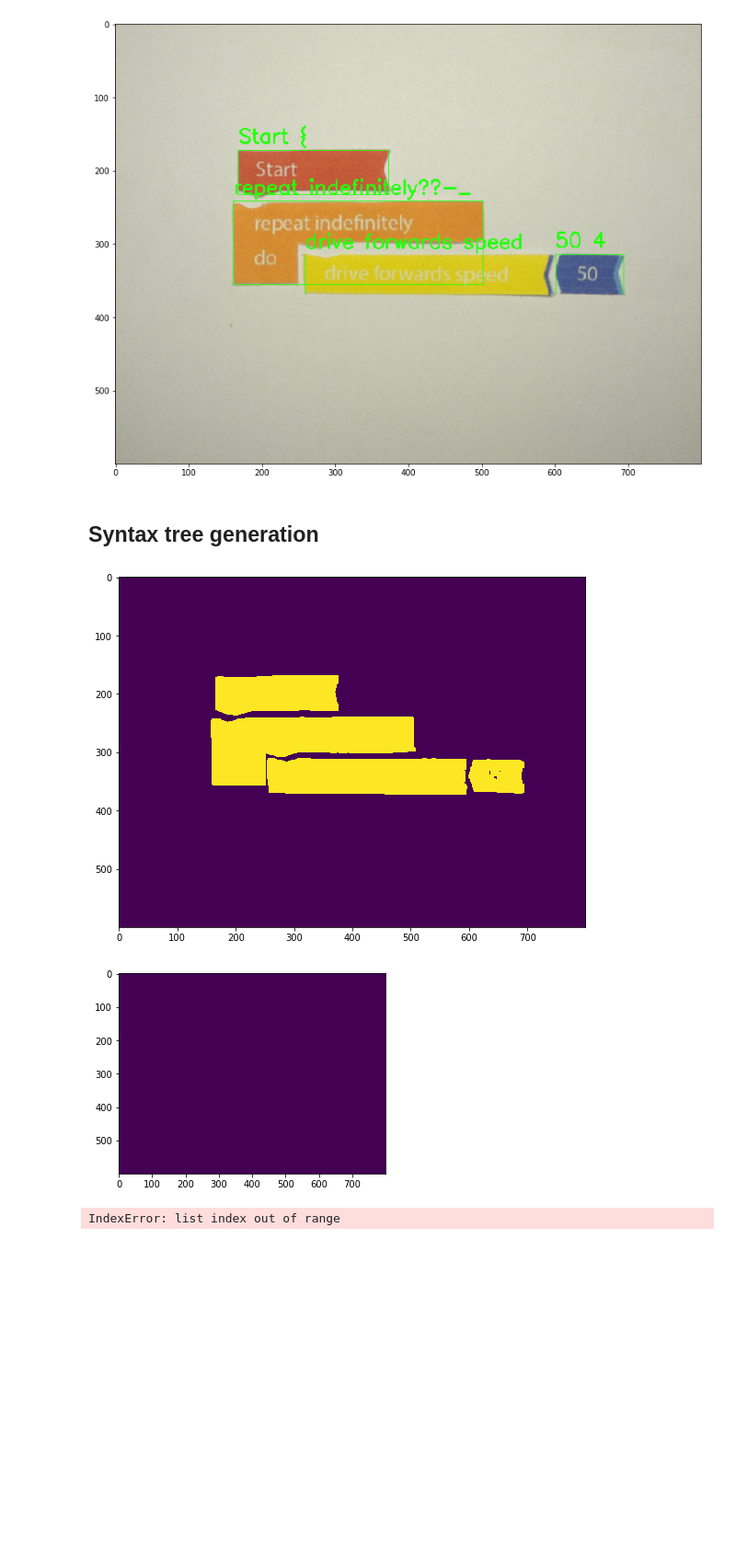
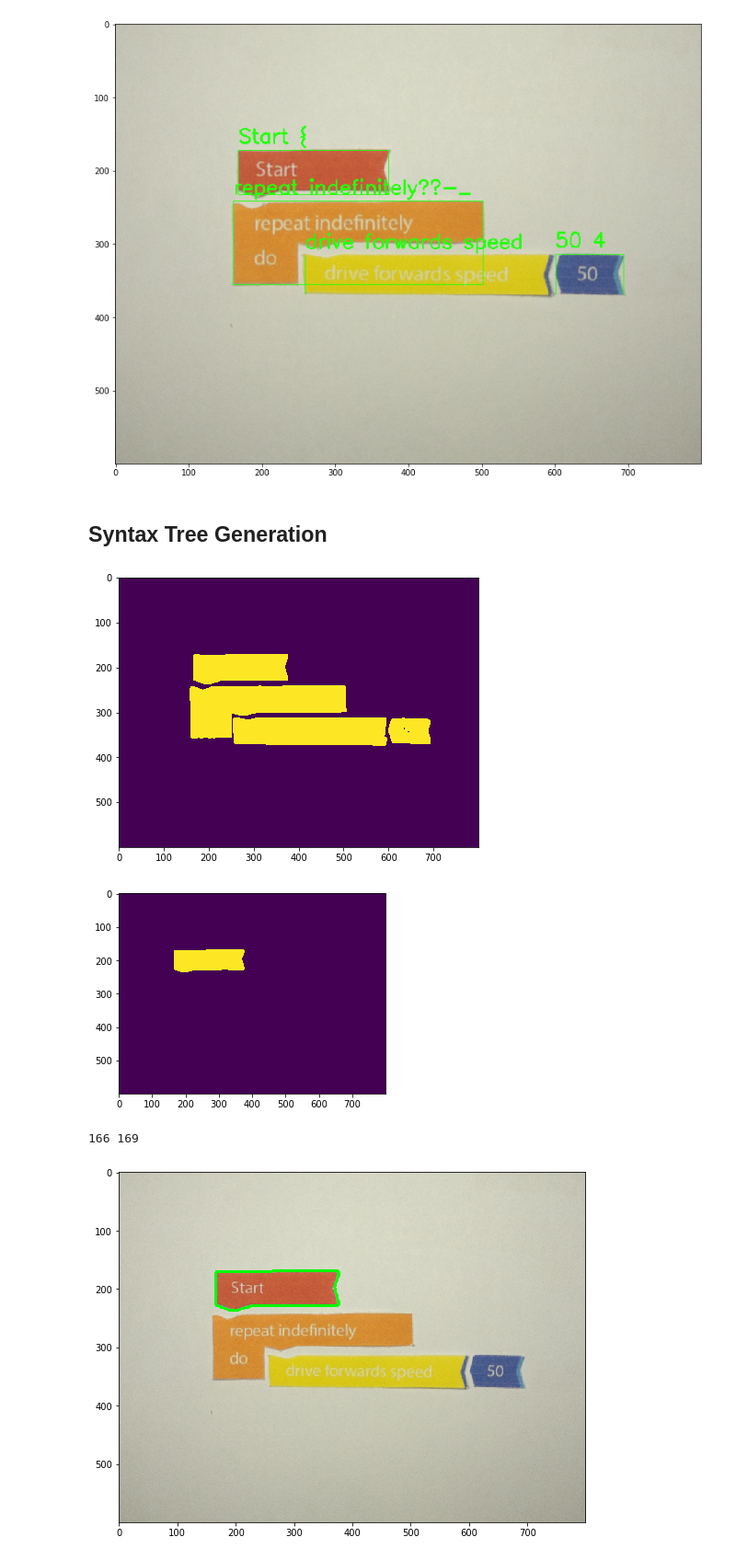
Before and after one commit to VasilisPoulos/tangibles-recognition, a Jupyter notebook: simple-recognition.ipynb, the cells around one changed output. Shown at 92% size. Saved outputs shown, nothing was run; the diff lists cells and outputs as text; code cells hidden in the pictures; blank space fills up the shorter version.

```diff
--- a/simple-recognition.ipynb
+++ b/simple-recognition.ipynb
@@ -179,7 +179,7 @@ plt.show()
 # %% [output]
 [figure]
 # %% [markdown]
-## Syntax tree generation
+## Syntax Tree Generation
 # %%
 hsv_A = cv.cvtColor(A, cv.COLOR_RGB2HSV)
 copy_A = np.copy(A)
@@ -187,36 +187,37 @@ copy_A = np.copy(A)
 h,s,v = cv.split(hsv_A)
 
 ret3, th_saturation = cv.threshold(s, 0, 255, cv.THRESH_BINARY+cv.THRESH_OTSU)
 
 kernel = cv.getStructuringElement(cv.MORPH_RECT, (3,3))
 th_saturation = cv.dilate(th_saturation, kernel, iterations = 3)
 
-plt.figure(figsize=(20,7))
+plt.figure(figsize=(7,7))
 plt.imshow(th_saturation)
 plt.show()
 
 num_labels, labels_im = cv.connectedComponents(th_saturation)
 
 
-label = labels_im == num_labels
+label = labels_im == 1
 
 label_img = np.copy(th_saturation)
 label_img[label == False] = 0
 label_img[label == True] = 255
 
 plt.imshow(label_img)
 plt.show()
 
 _, contours, _ = cv.findContours(label_img, cv.RETR_TREE, cv.CHAIN_APPROX_SIMPLE)
 
 x,y,w,h = cv.boundingRect(contours[0])
-print(x, y, w, h)
+print(x, y)
 cv.drawContours(A, contours, -1, (0,255,0), 3)
 
 plt.figure(figsize=(20,7))
 plt.imshow(A)
 plt.show()
 # %% [output]
-[figure, old version]
+[figure, new version]
-[figure, old version]
+[figure, new version]
-IndexError: list index out of range
+166 169
+[figure, added]
```
